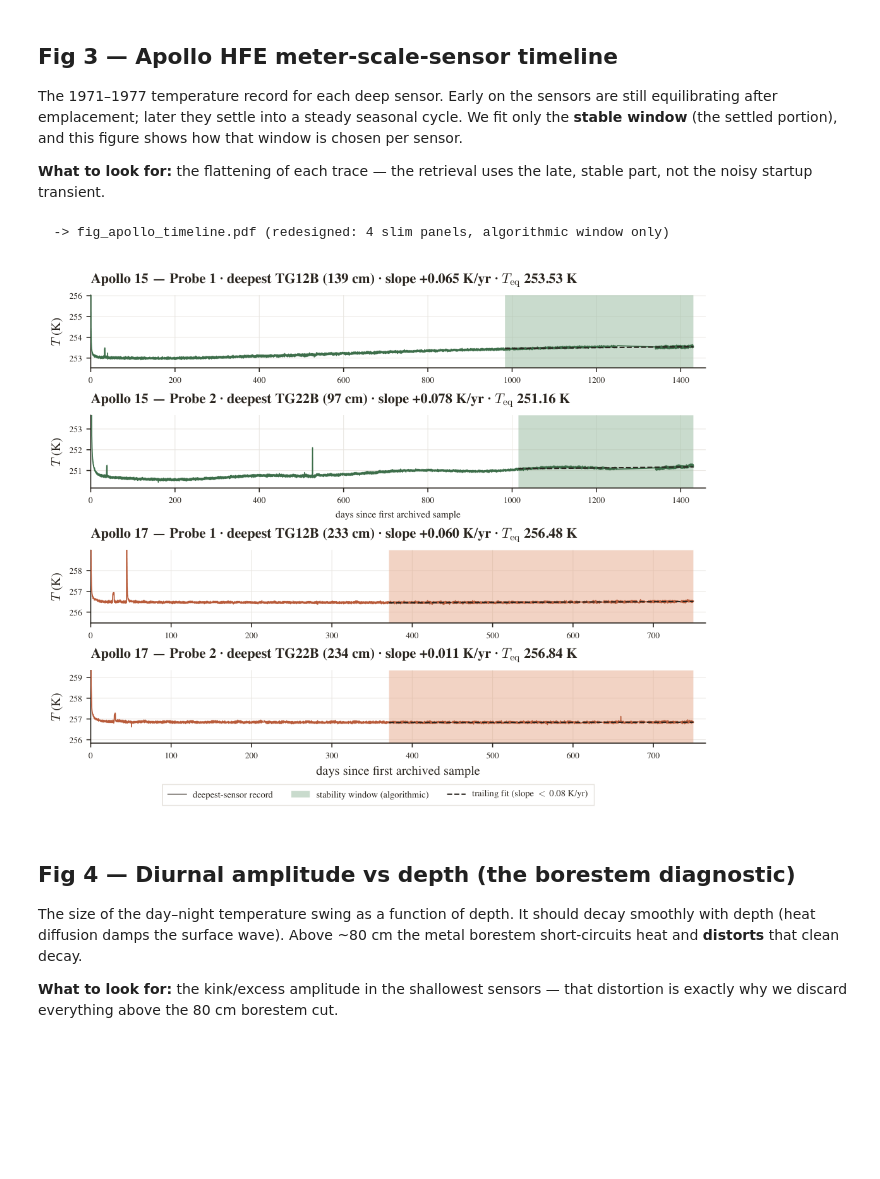
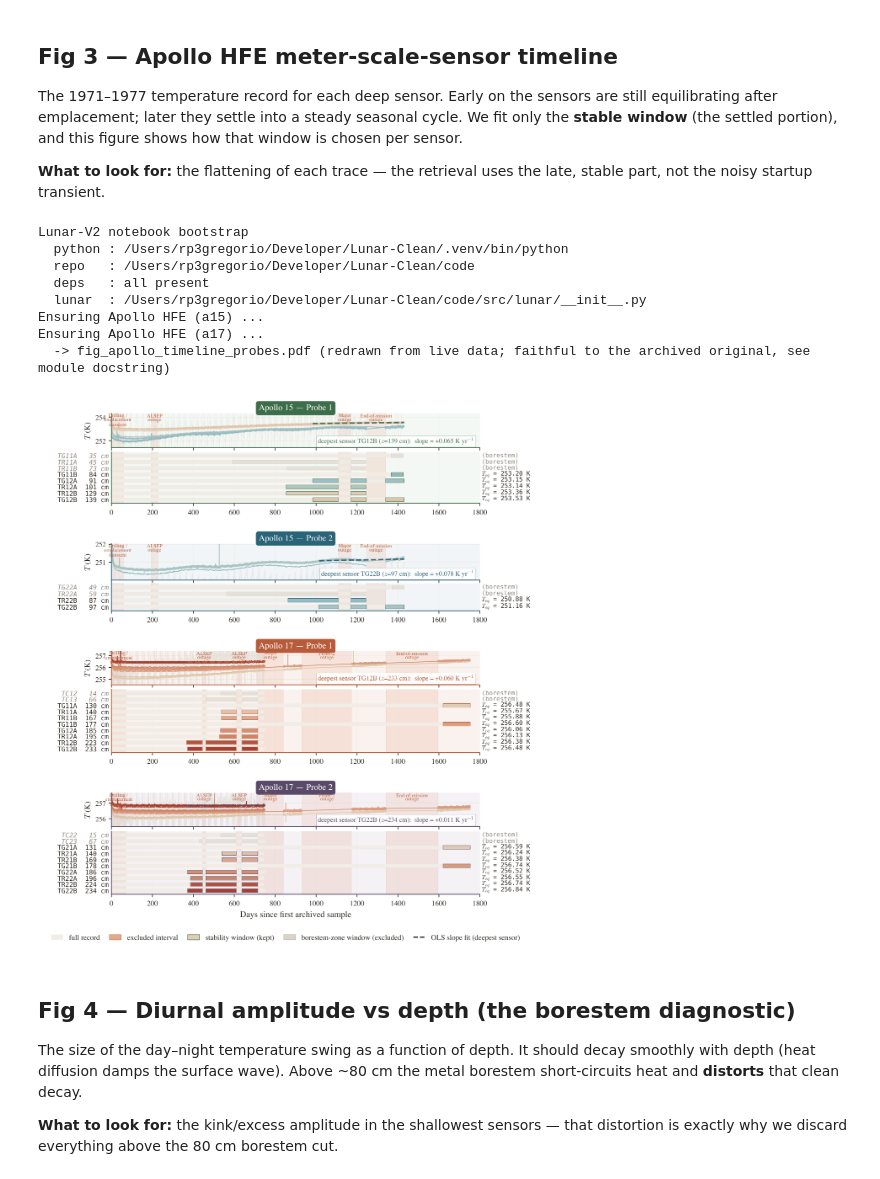
Before and after one commit to rp3gregorio/Lunar-HFE, a Jupyter notebook: code/notebooks/01_methods.ipynb, the cells around one changed output. Saved outputs shown, nothing was run; the diff lists cells and outputs as text; code cells hidden in the pictures; blank space fills up the shorter version.

```diff
--- a/code/notebooks/01_methods.ipynb
+++ b/code/notebooks/01_methods.ipynb
@@ -33,7 +33,7 @@ sys.path.insert(0, str(ROOT))
 sys.path.insert(0, str(ROOT / 'src'))
 sys.path.insert(0, str(ROOT / 'pipeline' / 'figures'))
 print('Project root:', ROOT)
-FIGS = ROOT / "results" / "figures"
+FIGS = ROOT.parent / "figures"   # shared top-level figures/ (what documents read)
 
 from IPython.display import Image, display
 import io
@@ -99,12 +99,19 @@ portion), and this figure shows how that window is chosen per sensor.
 **What to look for:** the flattening of each trace — the retrieval uses
 the late, stable part, not the noisy startup transient.
 # %%
-import make_apollo_timeline
-make_apollo_timeline.main()
-show_fig('fig_apollo_timeline')
+import make_apollo_timeline_letter
+make_apollo_timeline_letter.main()   # -> figures/fig_apollo_timeline_probes.pdf (the letter's Fig 3)
+show_fig('fig_apollo_timeline_probes')
 # %% [output]
-  -> fig_apollo_timeline.pdf (redesigned: 4 slim panels, algorithmic window only)
+Lunar-V2 notebook bootstrap
+  python : /Users/rp3gregorio/Developer/Lunar-Clean/.venv/bin/python
+  repo   : /Users/rp3gregorio/Developer/Lunar-Clean/code
+  deps   : all present
+  lunar  : /Users/rp3gregorio/Developer/Lunar-Clean/code/src/lunar/__init__.py
+Ensuring Apollo HFE (a15) ...
+Ensuring Apollo HFE (a17) ...
+  -> fig_apollo_timeline_probes.pdf (redrawn from live data; faithful to the archived original, see module docstring)
-[figure, old version]
+[figure, new version]
 # %% [markdown]
 ## Fig 4 — Diurnal amplitude vs depth (the borestem diagnostic)
 
```
Also changed, not shown: parts of 3 cells of this notebook, 14 other files.
